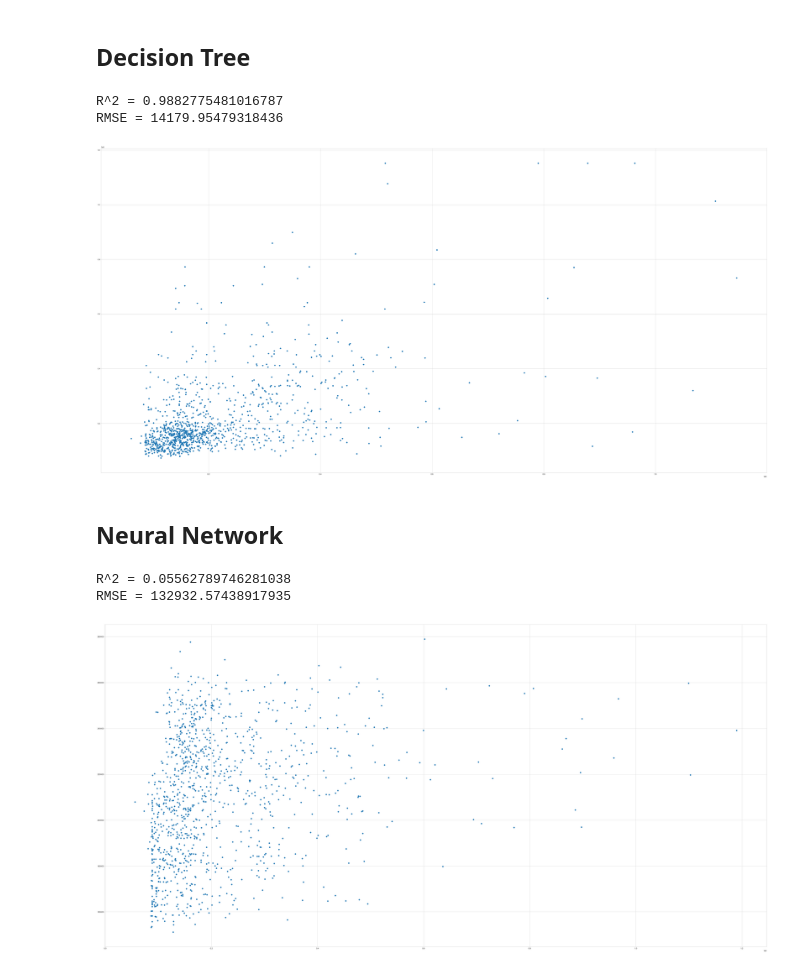
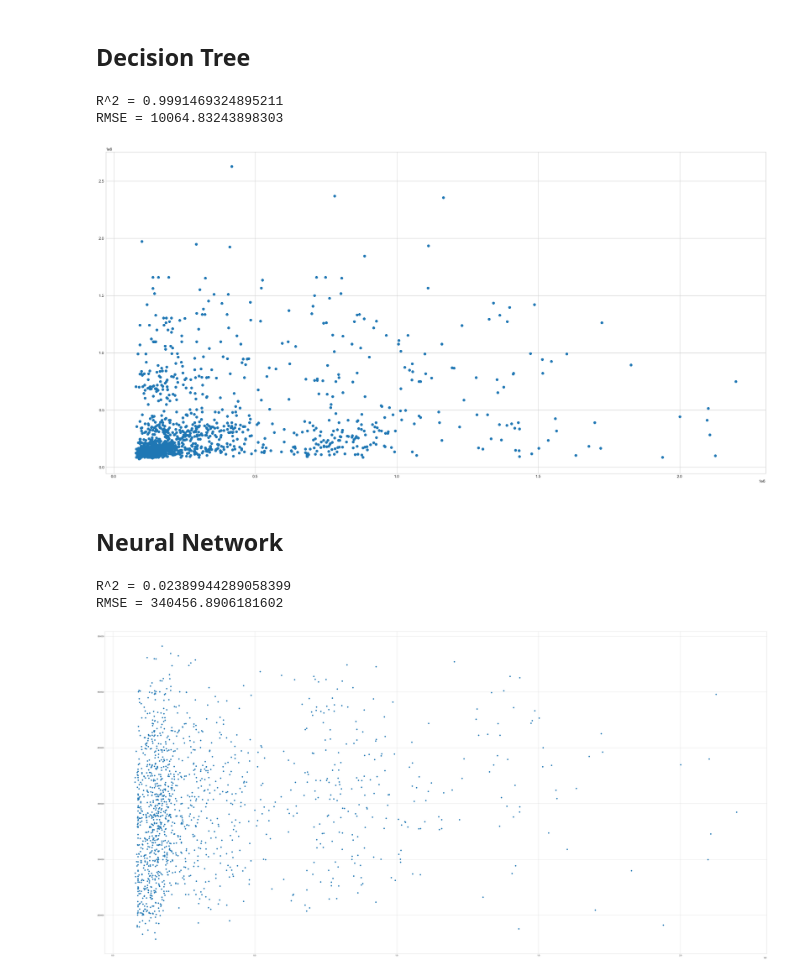
Before and after one commit to Daniela-cyber/Project-2, a Jupyter notebook: FinalAssignment.ipynb, the cells around one changed output. Saved outputs shown, nothing was run; the diff lists cells and outputs as text; code cells hidden in the pictures.

```diff
--- a/FinalAssignment.ipynb
+++ b/FinalAssignment.ipynb
@@ -28,7 +28,7 @@ def find_outliers(data):
     # We tuned this parameter by investigating the scatter plot below.
     # We can see the positive effect of eliminating outliers on the model by looking at
     # the correlation between the temperature and the energey use (see table below).
-    iso = EllipticEnvelope(contamination=0.07, support_fraction=1.0)
+    iso = EllipticEnvelope(contamination=0.01, support_fraction=1.0)
     outliers = iso.fit_predict(data)
     return outliers
 # %%
@@ -165,7 +165,7 @@ features = ["temp", "pressure", "humidity", "precipitation", "clouds_all",
             "week_day_sin", "week_day_cos", "year_day_sin",
             "year_day_cos", "day_time_sin", "day_time_cos"]
 
-target = "Wh"
+target = "mWh"
 
 X = data[features]
 y = data[target]
@@ -244,16 +244,16 @@ parameters = [{
 # %%
 from sklearn import tree
 
 parameters = [{
 'criterion': ['gini', 'entropy'],
 'splitter': ['best', 'random']}]
 
-plt.rcParams['figure.figsize'] = [60, 30]
+plt.rcParams['figure.figsize'] = [30, 15]
 fit_and_test(GridSearchCV(tree.DecisionTreeClassifier(), parameters, scoring='r2'))
 # %% [output]
-R^2 = 0.9882775481016787
-RMSE = 14179.95479318436
+R^2 = 0.9991469324895211
+RMSE = 10064.83243898303
-[figure, old version]
+[figure, new version]
 # %% [markdown]
 ## Neural Network
 # %%
@@ -273,6 +273,6 @@ from sklearn.neural_network import MLPRegressor
 
 fit_and_test(MLPRegressor(max_iter=5000))
 # %% [output]
-R^2 = 0.05562789746281038
-RMSE = 132932.57438917935
+R^2 = 0.02389944289058399
+RMSE = 340456.8906181602
-[figure, old version]
+[figure, new version]
```
Also changed, not shown: parts of 6 cells of this notebook.
